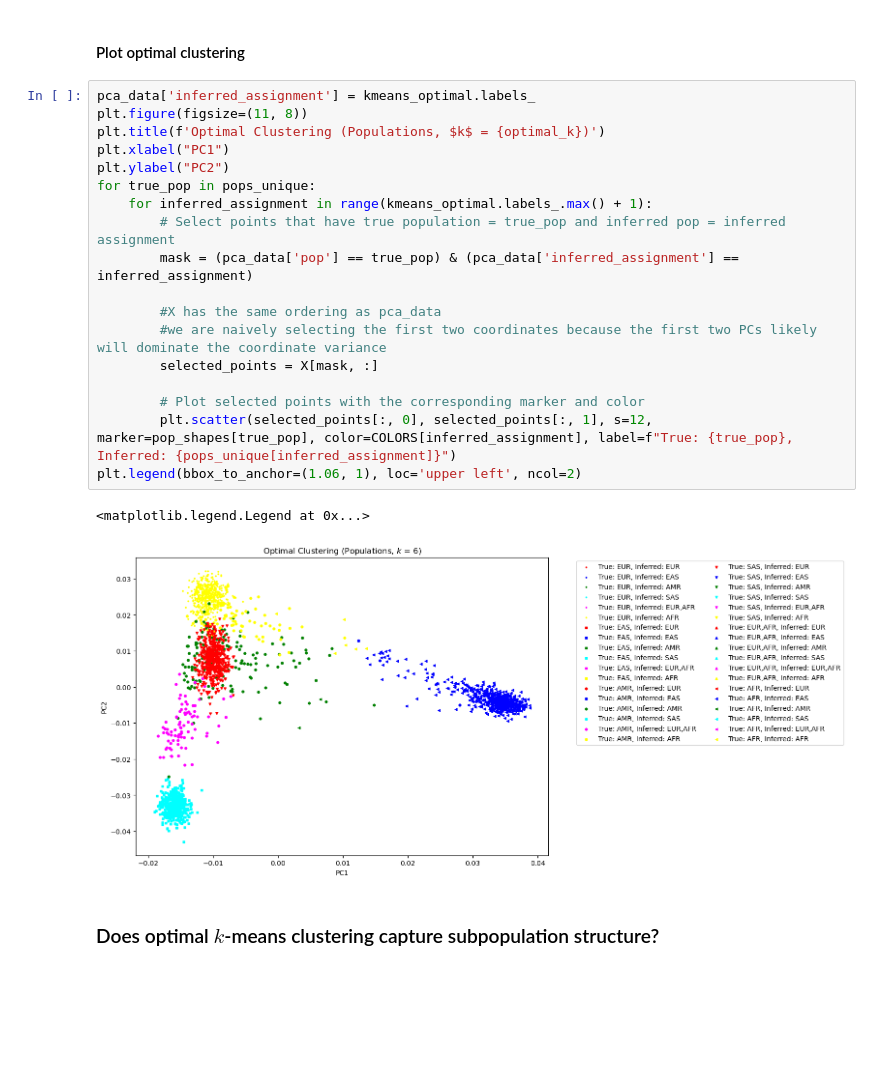
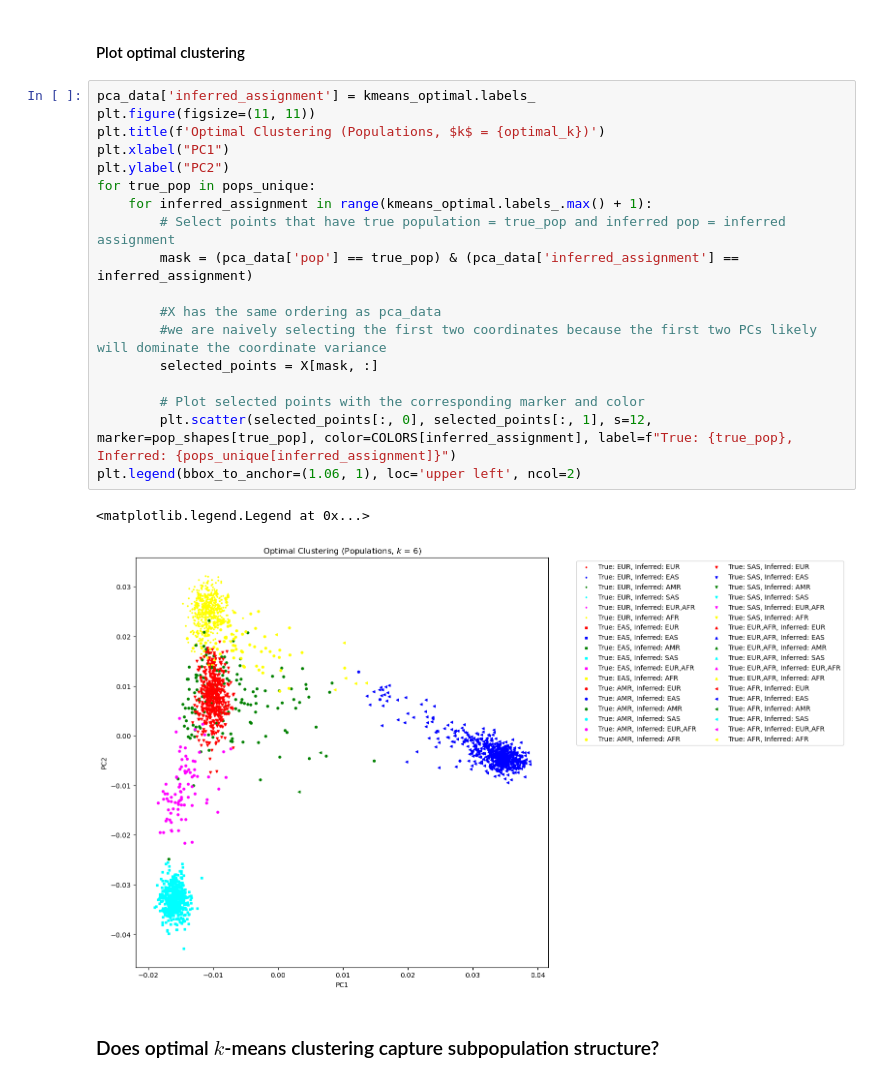
Before and after one commit to 0xArsi/snp-clustering, a Jupyter notebook: notebooks/snp_clustering.ipynb, the cells around one changed output. Cells and saved outputs as stored; diff of their text form; blank space fills up the shorter version.

```diff
--- a/notebooks/snp_clustering.ipynb
+++ b/notebooks/snp_clustering.ipynb
@@ -159,25 +159,25 @@ plt.show()
 #### Plot optimal clustering
 # %%
 pca_data['inferred_assignment'] = kmeans_optimal.labels_
-plt.figure(figsize=(11, 8))
+plt.figure(figsize=(11, 11))
 plt.title(f'Optimal Clustering (Populations, $k$ = {optimal_k})')
 plt.xlabel("PC1")
 plt.ylabel("PC2")
 for true_pop in pops_unique:
     for inferred_assignment in range(kmeans_optimal.labels_.max() + 1):
         # Select points that have true population = true_pop and inferred pop = inferred assignment
         mask = (pca_data['pop'] == true_pop) & (pca_data['inferred_assignment'] == inferred_assignment)
 
         #X has the same ordering as pca_data
         #we are naively selecting the first two coordinates because the first two PCs likely will dominate the coordinate variance
         selected_points = X[mask, :]
 
         # Plot selected points with the corresponding marker and color
         plt.scatter(selected_points[:, 0], selected_points[:, 1], s=12, marker=pop_shapes[true_pop], color=COLORS[inferred_assignment], label=f"True: {true_pop}, Inferred: {pops_unique[inferred_assignment]}")
 plt.legend(bbox_to_anchor=(1.06, 1), loc='upper left', ncol=2)
 # %% [output]
 <matplotlib.legend.Legend at 0x...>
-[figure, old version]
+[figure, new version]
 # %% [markdown]
 ### Does optimal $k$-means clustering capture subpopulation structure?
 # %%
```
Also changed, not shown: parts of 2 cells of this notebook.
